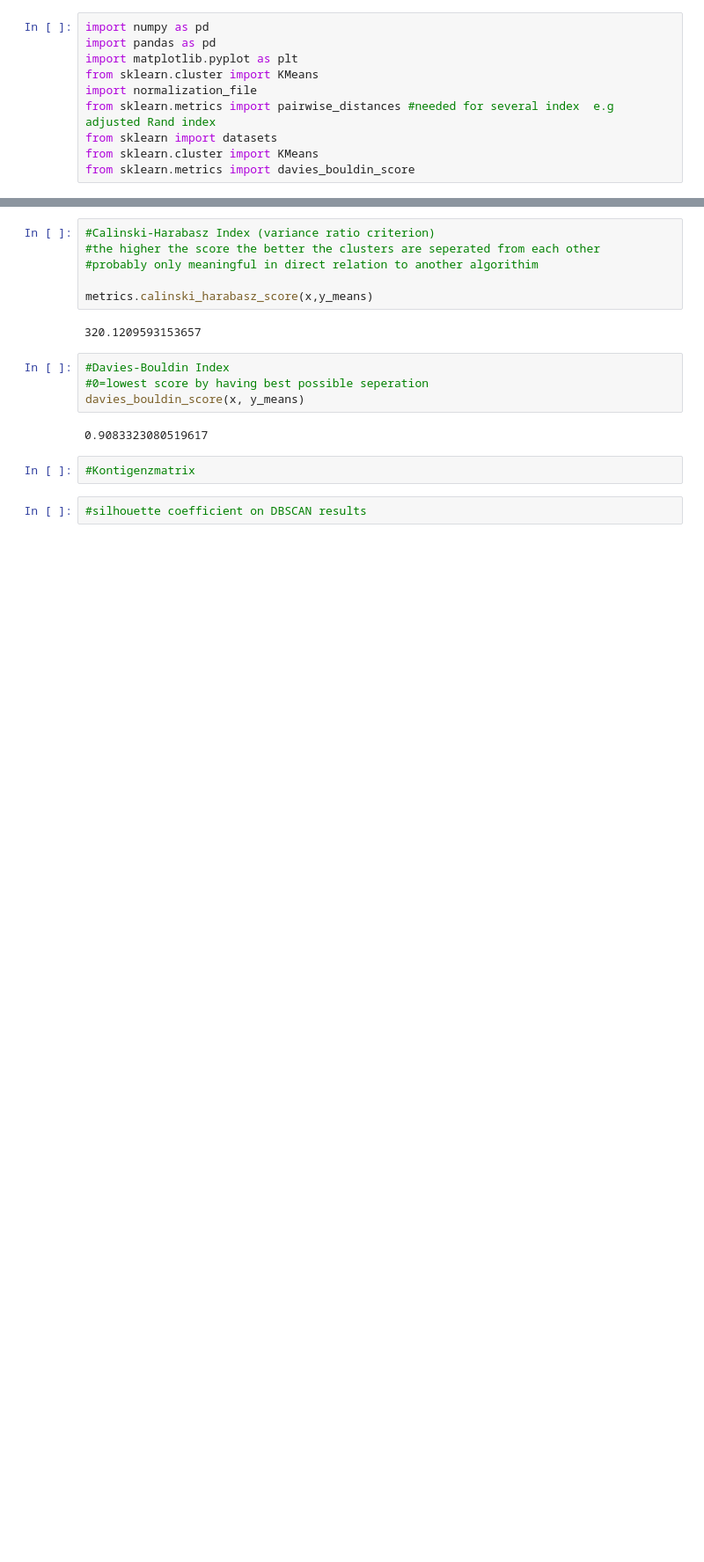
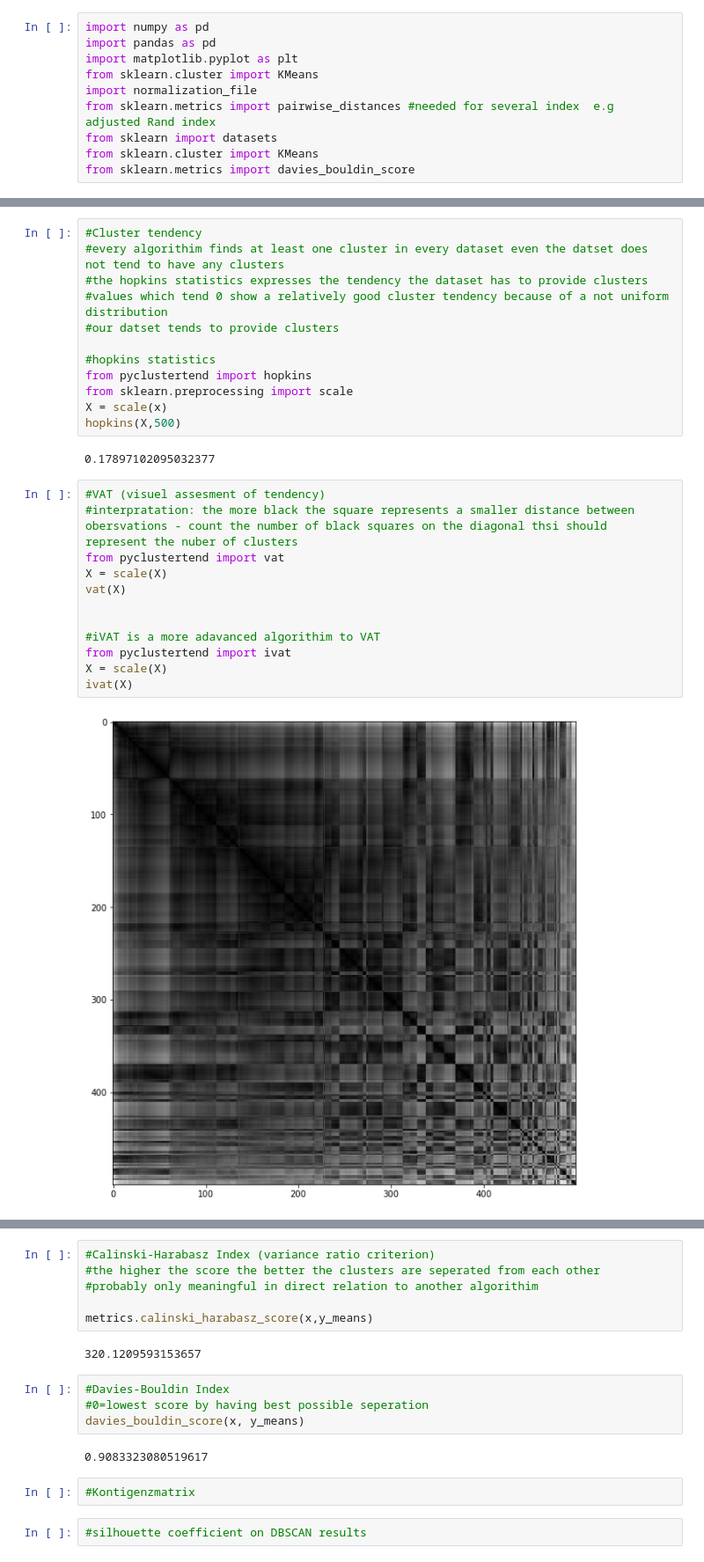
Before and after one commit to JustinSms/Ecommerce_clustering, a Jupyter notebook: Validation.ipynb, the cells around one changed output, grey strips where cells are left out. Shown at 88% size. Saved outputs shown, nothing was run; the diff lists cells and outputs as text; blank space fills up the shorter version.

```diff
--- a/Validation.ipynb
+++ b/Validation.ipynb
@@ -57,3 +57,31 @@ data_num_norm.head(5)
 | 2 | 0.524953 | 0.426378 | 0.524803 | 0.576396 | 0.453725 | 0 |
 | 3 | 0.722409 | 0.787050 | 0.460890 | 0.428434 | 0.639055 | 3 |
 | 4 | 0.574861 | 0.647702 | 0.594748 | 0.627768 | 0.673552 | 1 |
+# %%
+#Cluster tendency
+#every algorithim finds at least one cluster in every dataset even the datset does not tend to have any clusters
+#the hopkins statistics expresses the tendency the dataset has to provide clusters
+#values which tend 0 show a relatively good cluster tendency because of a not uniform distribution
+#our datset tends to provide clusters
+
+#hopkins statistics
+from pyclustertend import hopkins
+from sklearn.preprocessing import scale
+X = scale(x)
+hopkins(X,500)
+# %% [output]
+0.17897102095032377
+# %%
+#VAT (visuel assesment of tendency)
+#interpratation: the more black the square represents a smaller distance between obersvations - count the number of black squares on the diagonal thsi should represent the nuber of clusters
+from pyclustertend import vat
+X = scale(X)
+vat(X)
+
+
+#iVAT is a more adavanced algorithim to VAT
+from pyclustertend import ivat
+X = scale(X)
+ivat(X)
+# %% [output]
+[figure, added]
```
Also changed, not shown: parts of 4 cells of this notebook, 3 other files.
